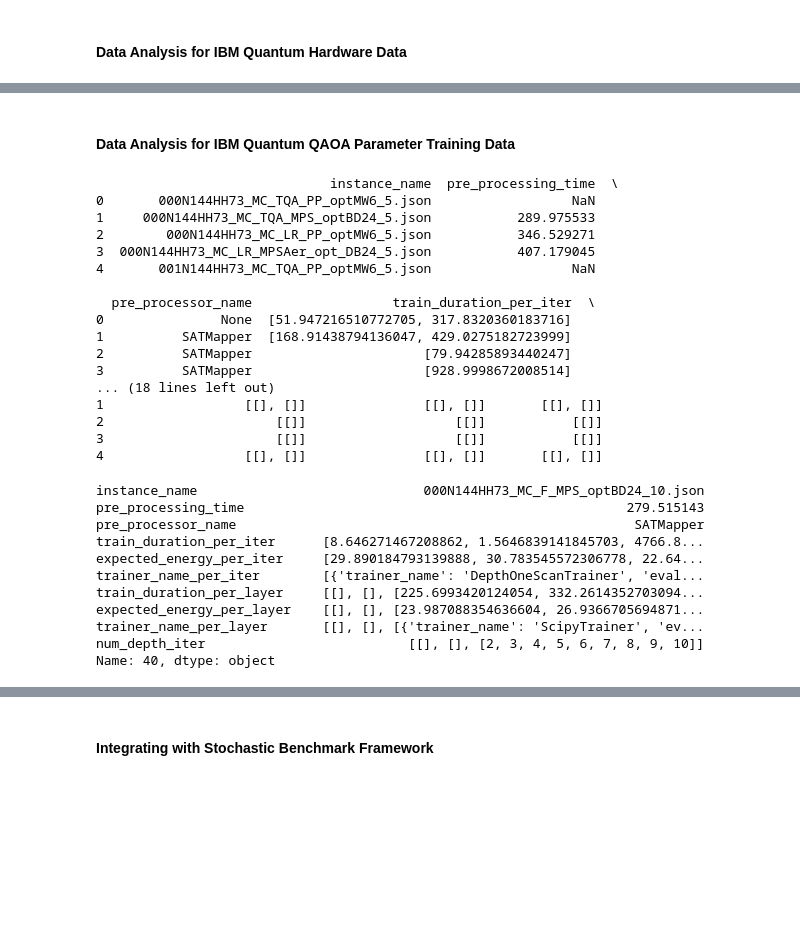
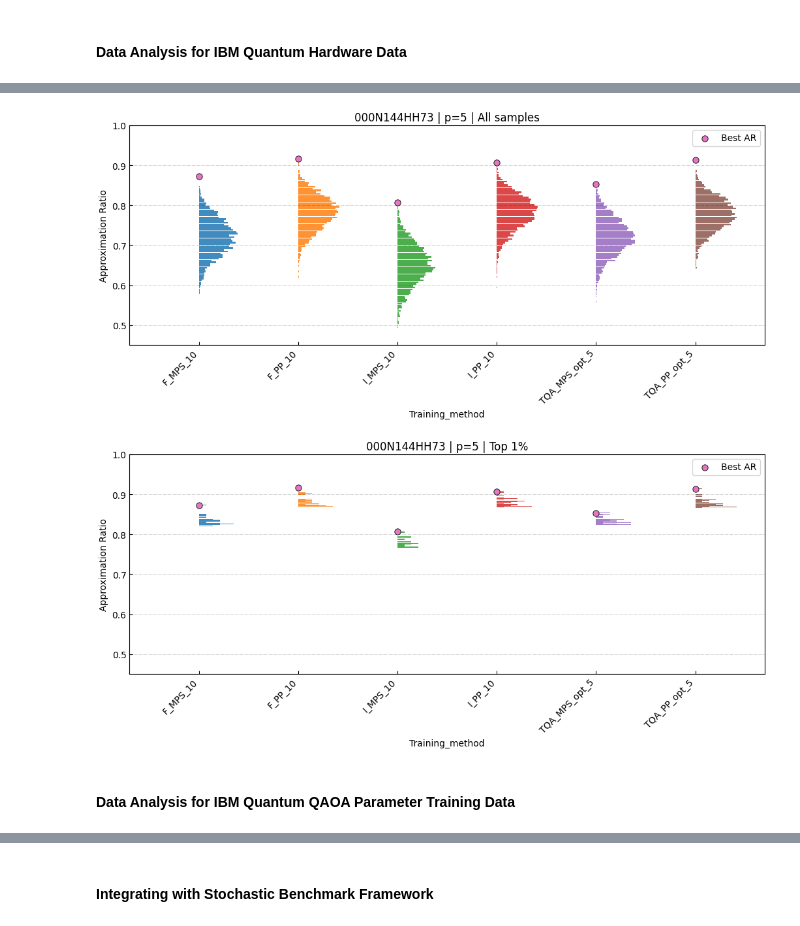
Before and after one commit to bernalde/stochastic-benchmark, a Jupyter notebook: examples/IBM_QAOA/notebooks/Analysis.ipynb, the cells around one changed output, grey strips where cells are left out. Cells and saved outputs as stored; diff of their text form; code cells hidden in the pictures; blank space fills up the shorter version.

```diff
--- a/examples/IBM_QAOA/notebooks/Analysis.ipynb
+++ b/examples/IBM_QAOA/notebooks/Analysis.ipynb
@@ -140,6 +153,0 @@ display(df_hardware)
-# %%
-
-parsed_cols = df_hardware["result_file"].apply(parse_instance_name)
-df_hardware = pd.concat([df_hardware, parsed_cols], axis=1)
-
-display(df_hardware.head())
@@ -152,0 +217,6 @@ display(df_hardware.head())
+# %%
+# Plot Distributions for each instance
+plot_ar_hist_by_training_method_with_points(df_samples, instance_name="000N144HH73", job_p=5, bins=100, symmetric=False, normalize="global")
+# %% [output]
+[figure, added]
+[figure, added]
@@ -186,41 +260,9 @@ for obj in all_instances_data_training:
 # %%
 # Creata a DataFrame to document the raw extracted training data
 df_training = pd.DataFrame(all_data_dicts_training)
-print(df_training.head())
-# %% [output]
-                              instance_name  pre_processing_time  \
-0       000N144HH73_MC_TQA_PP_optMW6_5.json                  NaN
-1     000N144HH73_MC_TQA_MPS_optBD24_5.json           289.975533
-2        000N144HH73_MC_LR_PP_optMW6_5.json           346.529271
-3  000N144HH73_MC_LR_MPSAer_opt_DB24_5.json           407.179045
-4       001N144HH73_MC_TQA_PP_optMW6_5.json                  NaN
-
-  pre_processor_name                  train_duration_per_iter  \
-0               None  [51.947216510772705, 317.8320360183716]
-1          SATMapper  [168.91438794136047, 429.0275182723999]
-2          SATMapper                      [79.94285893440247]
-3          SATMapper                      [928.9998672008514]
-... (18 lines left out)
-1                  [[], []]               [[], []]       [[], []]
-2                      [[]]                   [[]]           [[]]
-3                      [[]]                   [[]]           [[]]
-4                  [[], []]               [[], []]       [[], []]
 # %%
 # Clean the DataFrame and report NaN to missing values
 df_training = df_training.map(
     lambda x: np.nan if (x is None or x == [] or x == {} or is_empty_nested_list(x)) else x
 )
-print(df_training.loc[40, :])
-# %% [output]
-instance_name                             000N144HH73_MC_F_MPS_optBD24_10.json
-pre_processing_time                                                 279.515143
-pre_processor_name                                                   SATMapper
-train_duration_per_iter      [8.646271467208862, 1.5646839141845703, 4766.8...
-expected_energy_per_iter     [29.890184793139888, 30.783545572306778, 22.64...
-trainer_name_per_iter        [{'trainer_name': 'DepthOneScanTrainer', 'eval...
-train_duration_per_layer     [[], [], [225.6993420124054, 332.2614352703094...
-expected_energy_per_layer    [[], [], [23.987088354636604, 26.9366705694871...
-trainer_name_per_layer       [[], [], [{'trainer_name': 'ScipyTrainer', 'ev...
-num_depth_iter                          [[], [], [2, 3, 4, 5, 6, 7, 8, 9, 10]]
-Name: 40, dtype: object
 # %%
```
Also changed, not shown: parts of 20 cells of this notebook, 6 other files.
